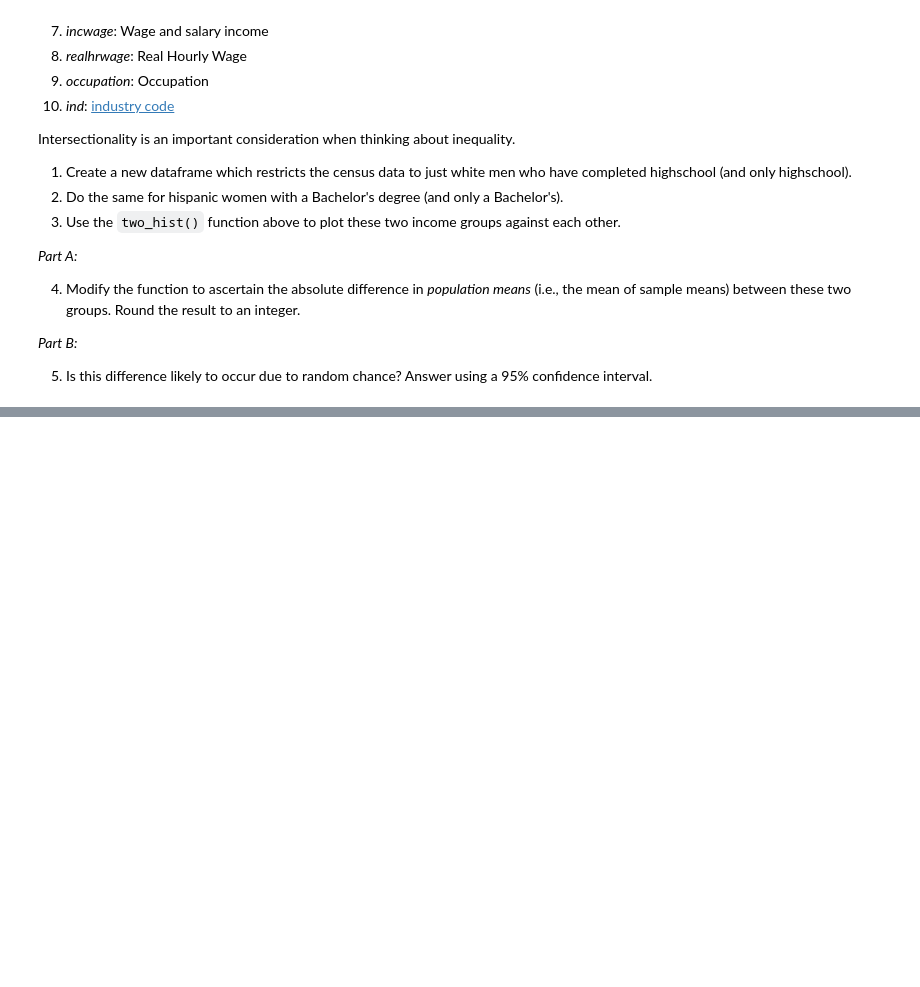
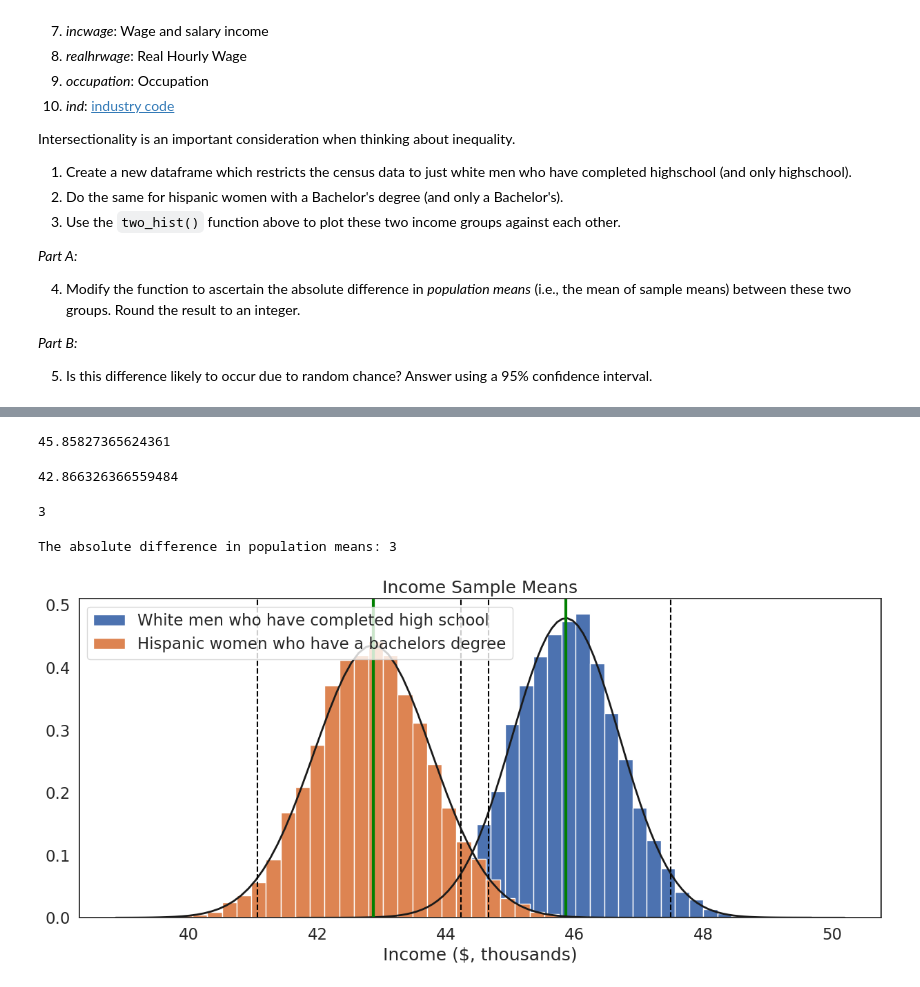
Before and after one commit to leenaahmedd/QM2, a Jupyter notebook: notebooks/W05. Distributions and Basic Statistics.ipynb, the cells around one changed output, grey strips where cells are left out. Drawn from its saved outputs; the diff is of its cells as text; code cells hidden in the pictures; blank space fills up the shorter version.

```diff
--- a/notebooks/W05. Distributions and Basic Statistics.ipynb
+++ b/notebooks/W05. Distributions and Basic Statistics.ipynb
@@ -613,3 +609,8 @@ Intersectionality is an important consideration when thinking about inequality.
 *Part B:*
 
 5. Is this difference likely to occur due to random chance? Answer using a 95% confidence interval.
+# %%
+#Create a new dataframe which restricts the census data to just white men who have completed highschool and their income
+white_male_high_school= df[(df['sex'] == 1) & (df['sch'] == 12) & (df['race']==1)]
+white_male_high_school= white_male_high_school['income']
+white_male_high_school
@@ -615,0 +632,5 @@ Intersectionality is an important consideration when thinking about inequality.
+# %%
+#Create a new dataframe which restricts the census data to just hispanic women who have a bachelors degree and their income
+hispanic_women_bachelor= df[(df['sex'] == 2) & (df['sch'] == 16) & (df['race']==3)]
+hispanic_women_bachelor= hispanic_women_bachelor['income']
+hispanic_women_bachelor
@@ -615,0 +652,20 @@ Intersectionality is an important consideration when thinking about inequality.
+# %%
+#find the mean income for white men who have completed highschool
+white_male_high_school_mean= white_male_high_school.mean()
+white_male_high_school_mean
+# %% [output]
+45.85827365624361
+# %%
+#find the mean income for hispanic women who have completed a bachelors degree
+hispanic_women_bachelor_mean= hispanic_women_bachelor.mean()
+hispanic_women_bachelor_mean
+# %% [output]
+42.866326366559484
+# %%
+#find the absoloute difference in sample means
+abs_diff = abs(white_male_high_school_mean - hispanic_women_bachelor_mean)
+abs_diff
+abs_diff= round(abs_diff)
+abs_diff
+# %% [output]
+3
@@ -615,0 +715,6 @@ Intersectionality is an important consideration when thinking about inequality.
+# %%
+#print the plot
+two_hist([white_male_high_school,hispanic_women_bachelor],['White men who have completed high school','Hispanic women who have a bachelors degree'],'Income ($, thousands)', "Income Sample Means")
+# %% [output]
+The absolute difference in population means: 3
+[figure, added]
```
Also changed, not shown: parts of 19 cells of this notebook.
